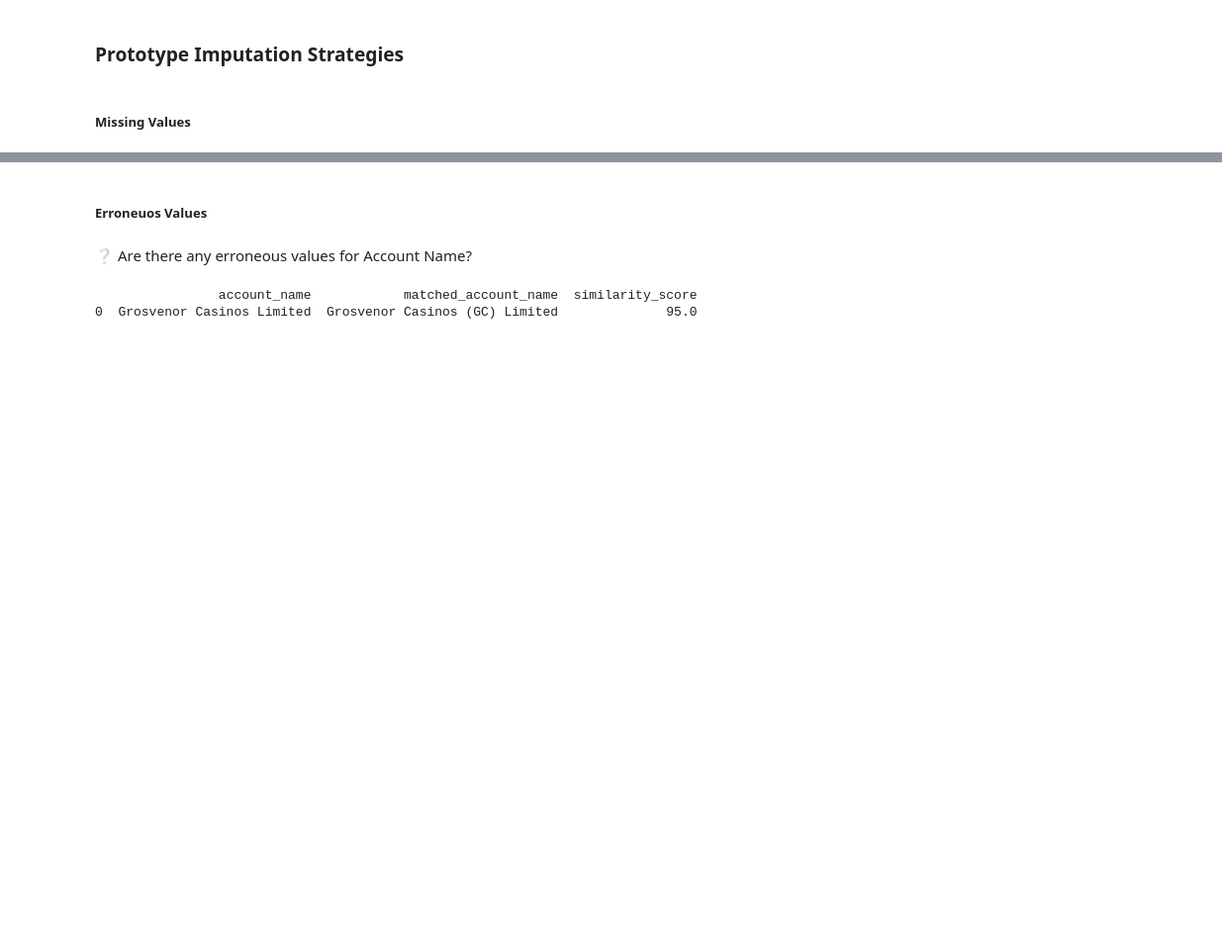
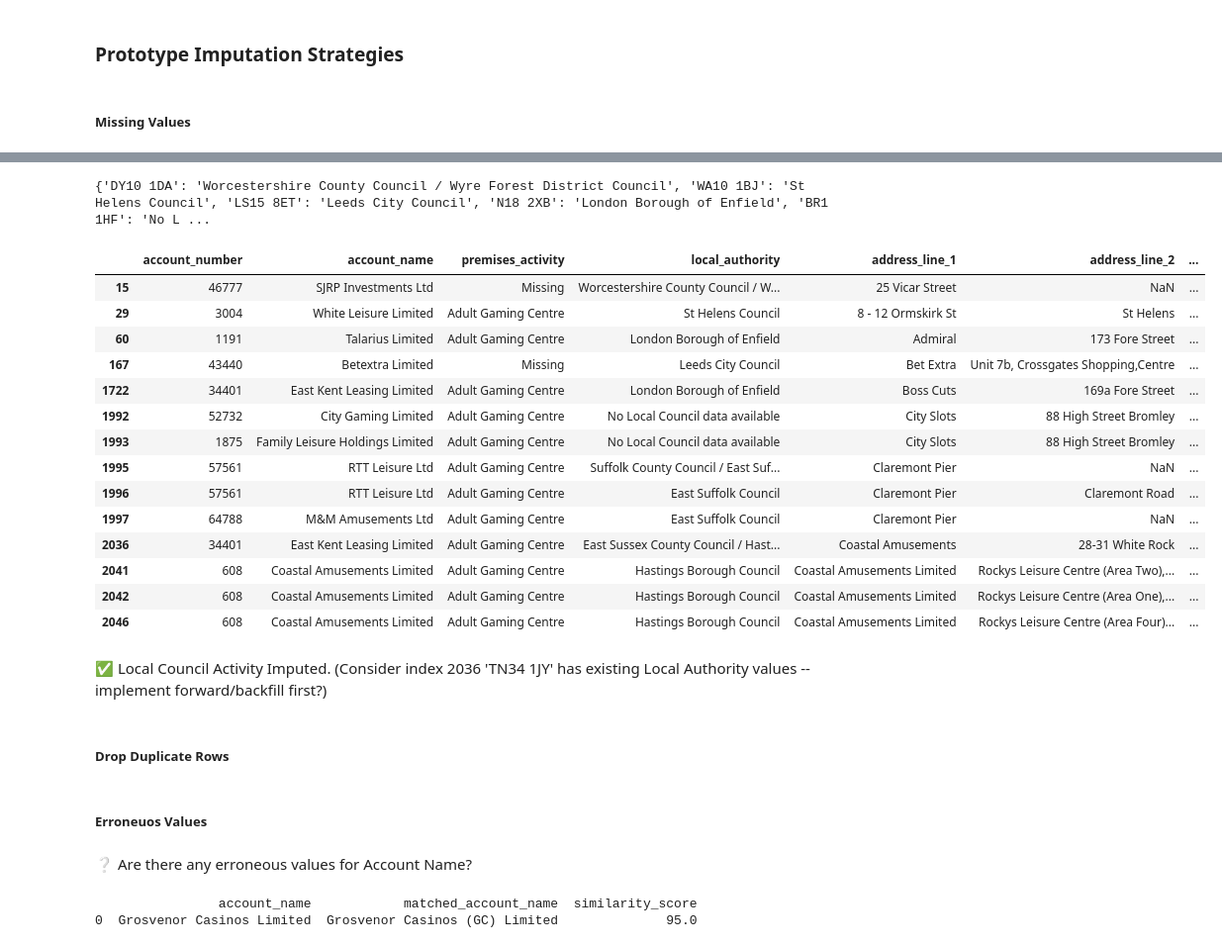
Before and after one commit to NathanHGayle/gambling_premises_uk, a Jupyter notebook: notebooks/EDA_premises_data.ipynb, the cells around one changed output, grey strips where cells are left out. Shown at 99% size. Drawn from its saved outputs; the diff is of its cells as text; code cells hidden in the pictures; blank space fills up the shorter version.

```diff
--- a/notebooks/EDA_premises_data.ipynb
+++ b/notebooks/EDA_premises_data.ipynb
@@ -92,0 +144,36 @@ premises_df[premises_df['premises_activity'].isin(['Other'])]
+# %%
+import json
+
+# Load previously scraped data
+with open('missing_local_authorities.json', 'r') as file:
+    responses = json.load(file)
+
+# Validate data
+print(responses)
+
+# Update DataFrame
+premises_df.loc[mask, 'local_authority'] = premises_df.loc[mask, 'postcode'].map(responses)
+
+# Validate DataFrame
+premises_df[premises_df.postcode.isin(responses.keys())]
+# %% [output]
+{'DY10 1DA': 'Worcestershire County Council / Wyre Forest District Council', 'WA10 1BJ': 'St Helens Council', 'LS15 8ET': 'Leeds City Council', 'N18 2XB': 'London Borough of Enfield', 'BR1 1HF': 'No L ...
+|  | account_number | account_name | premises_activity | local_authority | address_line_1 | address_line_2 | ... |
+| 15 | 46777 | SJRP Investments Ltd | Missing | Worcestershire County Council / W... | 25 Vicar Street | NaN | ... |
+| 29 | 3004 | White Leisure Limited | Adult Gaming Centre | St Helens Council | 8 - 12 Ormskirk St | St Helens | ... |
+| 60 | 1191 | Talarius Limited | Adult Gaming Centre | London Borough of Enfield | Admiral | 173 Fore Street | ... |
+| 167 | 43440 | Betextra Limited | Missing | Leeds City Council | Bet Extra | Unit 7b, Crossgates Shopping,Centre | ... |
+| 1722 | 34401 | East Kent Leasing Limited | Adult Gaming Centre | London Borough of Enfield | Boss Cuts | 169a Fore Street | ... |
+| 1992 | 52732 | City Gaming Limited | Adult Gaming Centre | No Local Council data available | City Slots | 88 High Street Bromley | ... |
+| 1993 | 1875 | Family Leisure Holdings Limited | Adult Gaming Centre | No Local Council data available | City Slots | 88 High Street Bromley | ... |
+| 1995 | 57561 | RTT Leisure Ltd | Adult Gaming Centre | Suffolk County Council / East Suf... | Claremont Pier | NaN | ... |
+| 1996 | 57561 | RTT Leisure Ltd | Adult Gaming Centre | East Suffolk Council | Claremont Pier | Claremont Road | ... |
+| 1997 | 64788 | M&M Amusements Ltd | Adult Gaming Centre | East Suffolk Council | Claremont Pier | NaN | ... |
+| 2036 | 34401 | East Kent Leasing Limited | Adult Gaming Centre | East Sussex County Council / Hast... | Coastal Amusements | 28-31 White Rock | ... |
+| 2041 | 608 | Coastal Amusements Limited | Adult Gaming Centre | Hastings Borough Council | Coastal Amusements Limited | Rockys Leisure Centre (Area Two),... | ... |
+| 2042 | 608 | Coastal Amusements Limited | Adult Gaming Centre | Hastings Borough Council | Coastal Amusements Limited | Rockys Leisure Centre (Area One),... | ... |
+| 2046 | 608 | Coastal Amusements Limited | Adult Gaming Centre | Hastings Borough Council | Coastal Amusements Limited | Rockys Leisure Centre (Area Four)... | ... |
+# %% [markdown]
+✅ Local Council Activity Imputed. (Consider index 2036 'TN34 1JY' has existing Local Authority values -- implement forward/backfill first?)
+# %% [markdown]
+##### Drop Duplicate Rows
```
Also changed, not shown: parts of 15 cells of this notebook, 5 other files.
